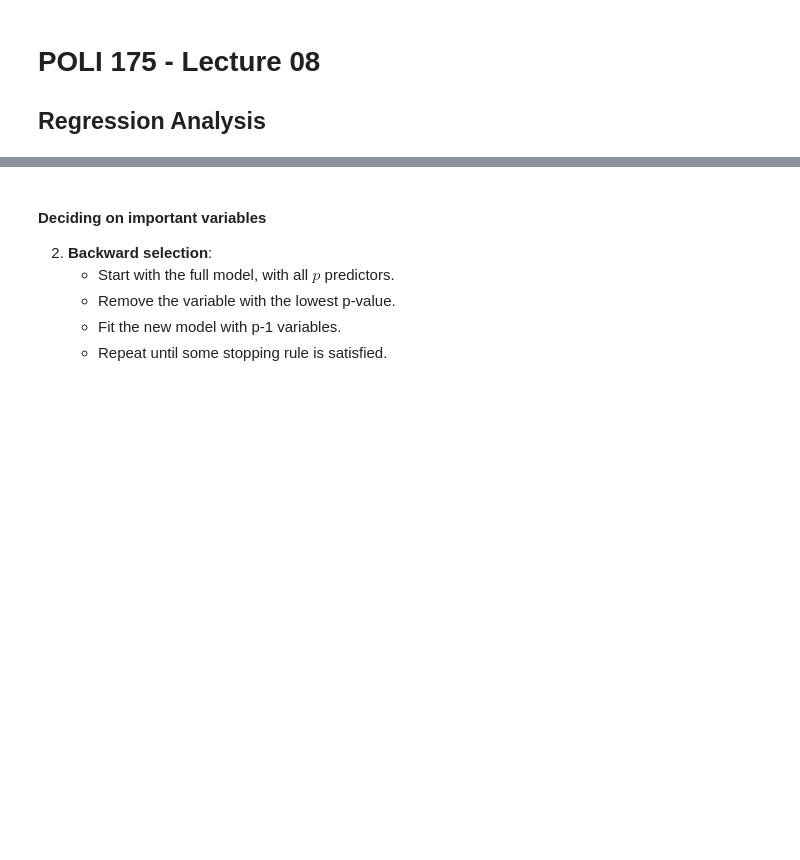
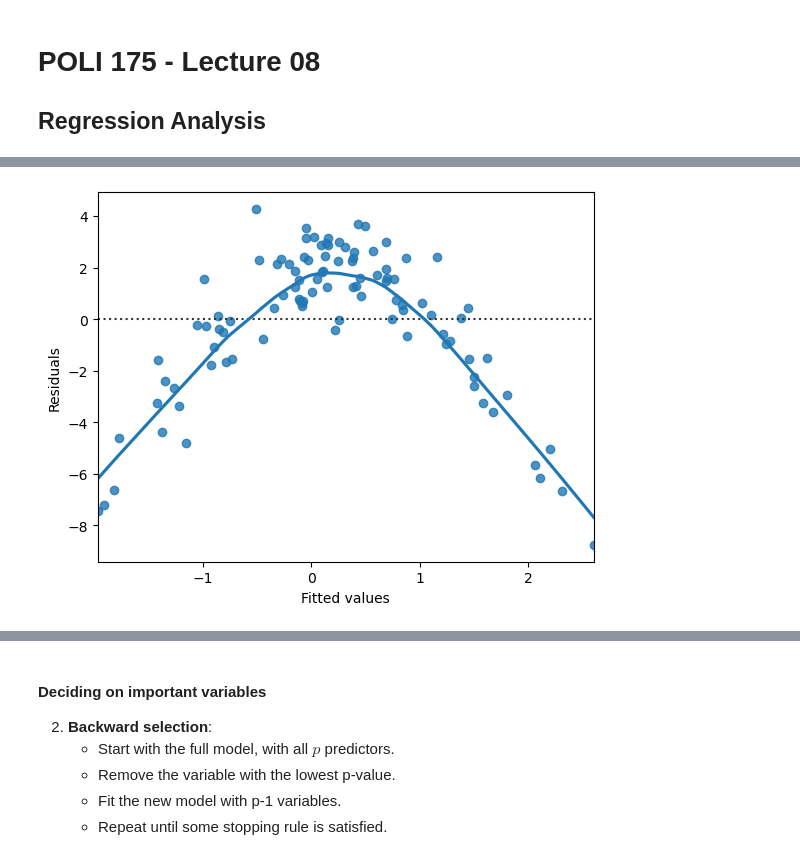
Before and after one commit to umbertomig/POLI175public, a Jupyter notebook: lectures/lecture07/POLI175-Lecture08.ipynb, the cells around one changed output, grey strips where cells are left out. Saved outputs shown, nothing was run; the diff lists cells and outputs as text; code cells hidden in the pictures; blank space fills up the shorter version.

```diff
--- a/lectures/lecture07/POLI175-Lecture08.ipynb
+++ b/lectures/lecture07/POLI175-Lecture08.ipynb
@@ -295,0 +240,11 @@ $$ \text{F} \ = \ \dfrac{\frac{RSS_0-RSS}{p-l}}{\frac{RSS}{n-p-1}} \ \sim \ F(p-
+# %%
+## Cooking
+cooked_data = pd.DataFrame({
+    'x': np.random.normal(0, 1, 100)
+})
+cooked_data['y'] = 2 + 3 * cooked_data['x'] - 2 * (cooked_data['x'] ** 2) + np.random.normal(0, 1, 100)
+## Fitting
+model2 = ols('y ~ x', data = cooked_data).fit()
+
+## Checking
+print(model2.summary())
@@ -295,0 +269,8 @@ $$ \text{F} \ = \ \dfrac{\frac{RSS_0-RSS}{p-l}}{\frac{RSS}{n-p-1}} \ \sim \ F(p-
+# %%
+# Residual x fitted values (linearity + heteroscedasticity)
+sns.residplot(x = 'x', y = 'y', data = cooked_data, lowess = True)
+plt.xlabel("Fitted values")
+plt.ylabel("Residuals")
+plt.show()
+# %% [output]
+[figure, added]
```
Also changed, not shown: parts of 79 cells of this notebook, 2 other files.
